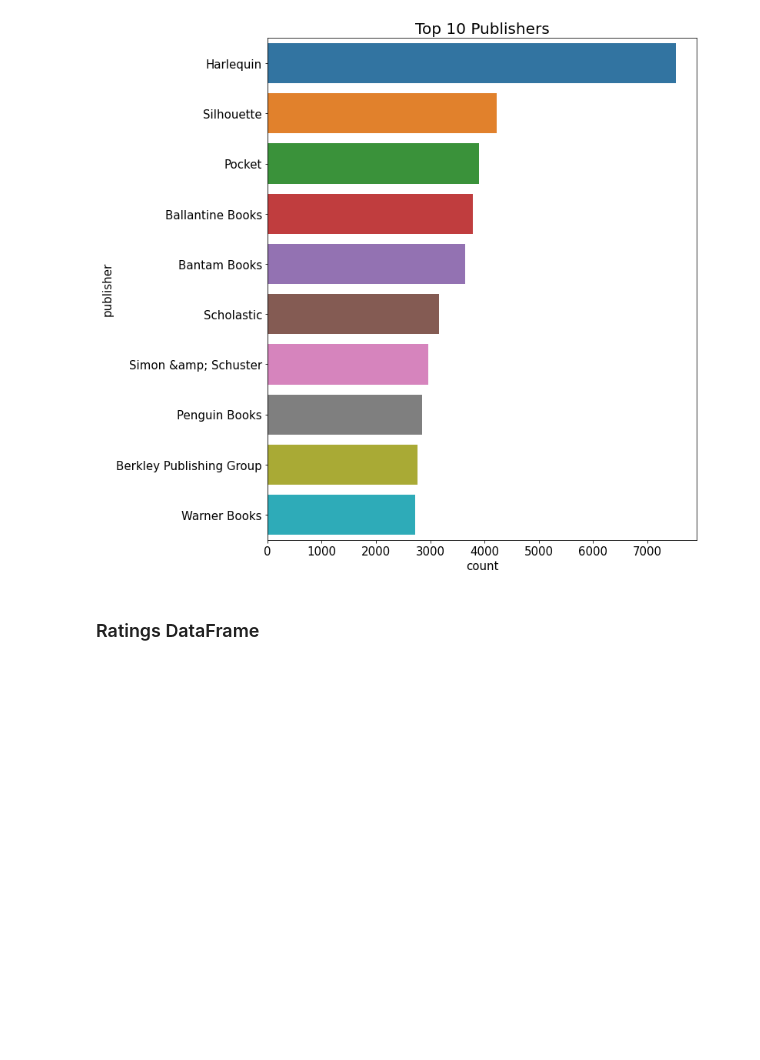
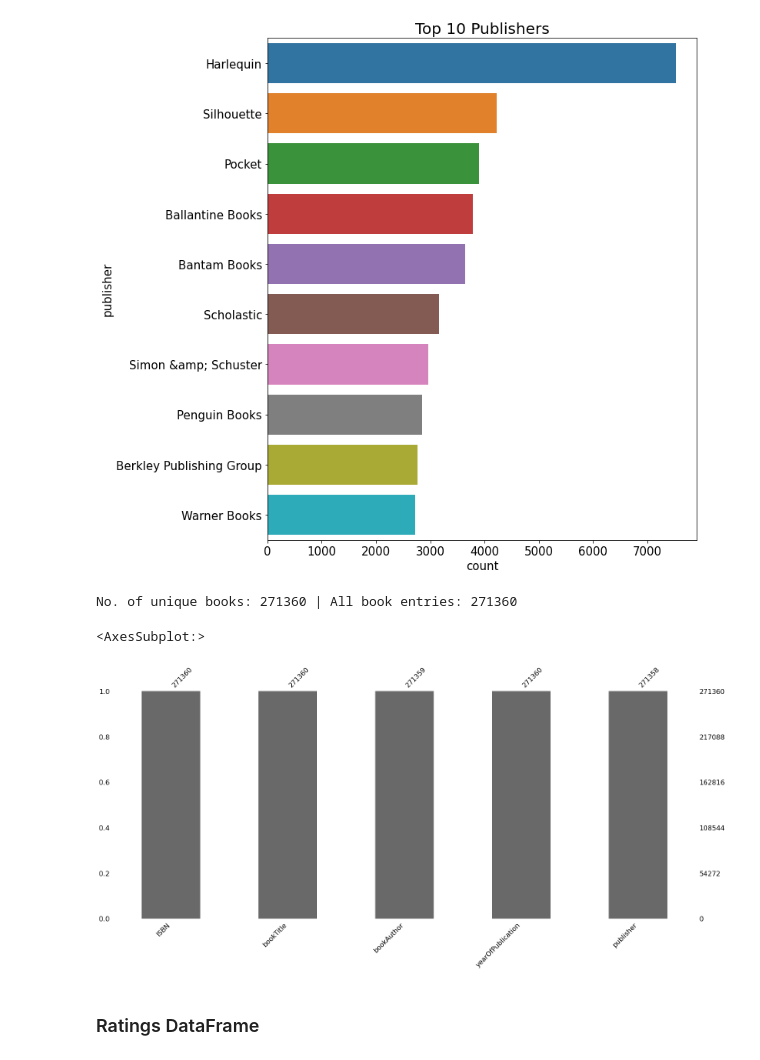
Before and after one commit to mohsenMahmoodzadeh/book-crossing-recommender-system, a Jupyter notebook: Data_Preprocessing.ipynb, the cells around one changed output. Saved outputs shown, nothing was run; the diff lists cells and outputs as text; code cells hidden in the pictures; blank space fills up the shorter version.

Commit message:
Books preprocessing updated

```diff
--- a/Data_Preprocessing.ipynb
+++ b/Data_Preprocessing.ipynb
@@ -212,5 +212,17 @@ barplot(books,'bookAuthor','Top 10 Authors')
 barplot(books,'publisher','Top 10 Publishers')
 # %% [output]
 [figure]
+# %%
+books.publisher = books.publisher.str.replace('&amp', '&', regex=False)
+uniq_books = books.ISBN.nunique()
+all_books = books.ISBN.count()
+print(f'No. of unique books: {uniq_books} | All book entries: {all_books}')
+# %% [output]
+No. of unique books: 271360 | All book entries: 271360
+# %%
+msno.bar(books)
+# %% [output]
+<AxesSubplot:>
+[figure, added]
 # %% [markdown]
 ### Ratings DataFrame
```
